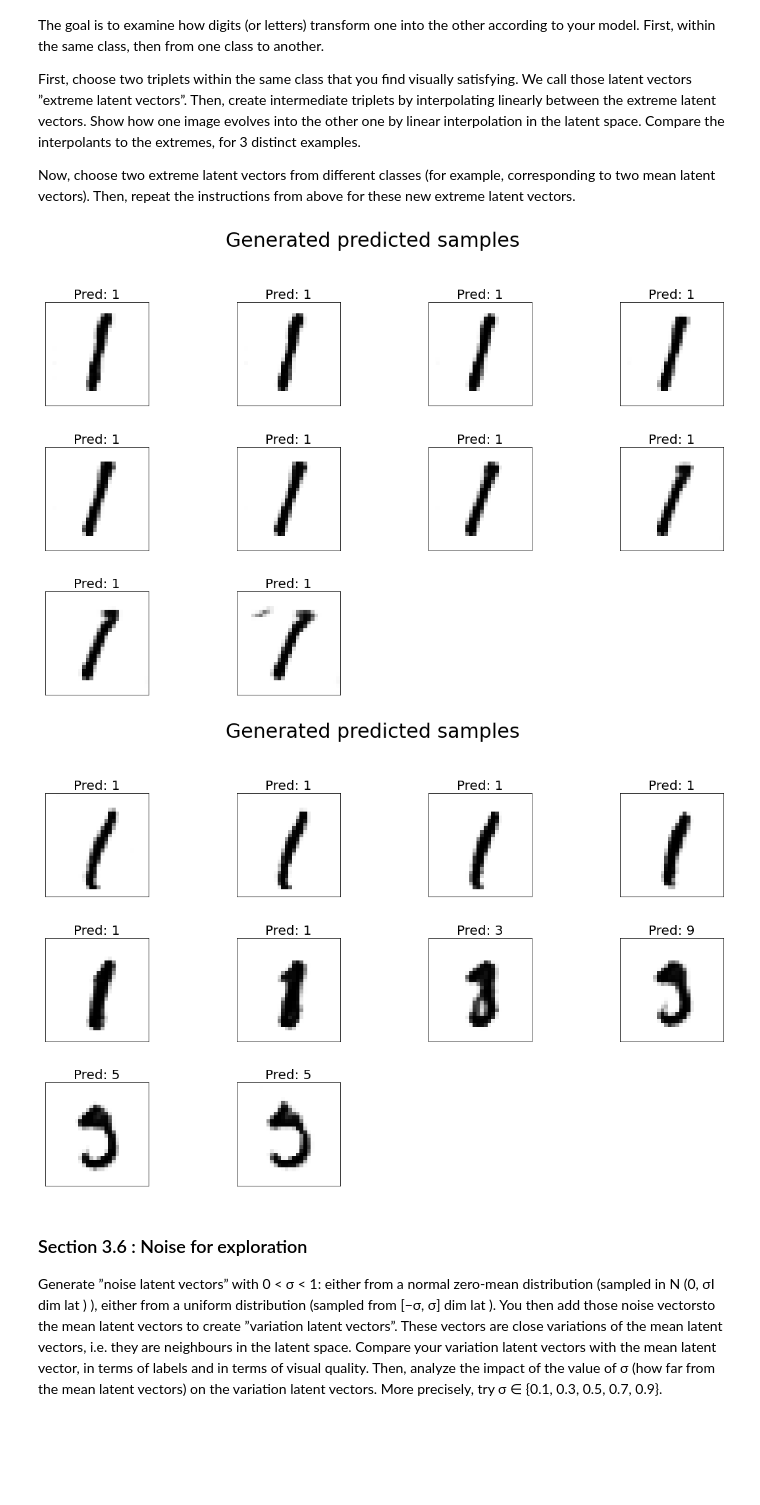
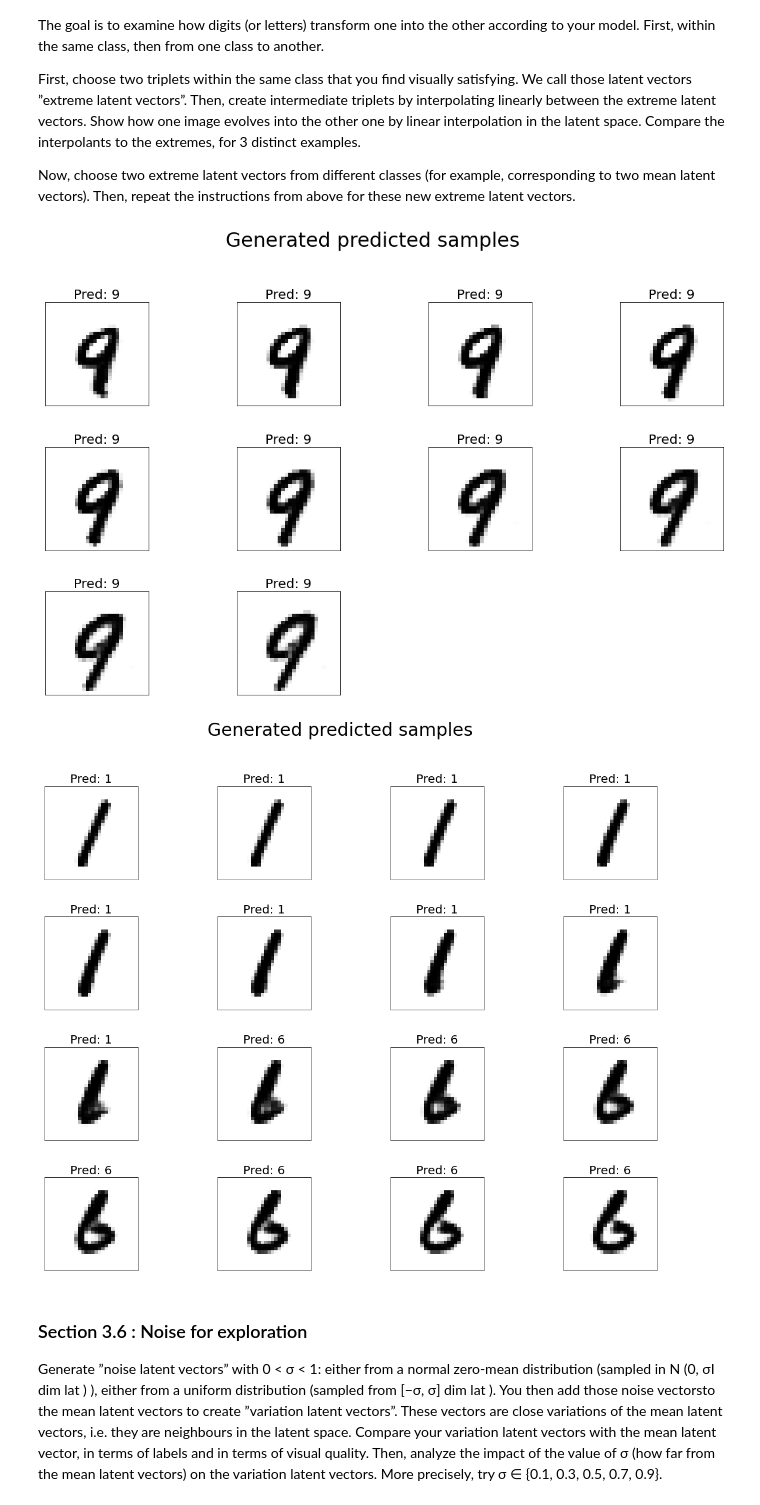
Before and after one commit to mathjacob/LINMA2472-HW3, a Jupyter notebook: hw3_part1_v2.ipynb, the cells around one changed output. Saved outputs shown, nothing was run; the diff lists cells and outputs as text; code cells hidden in the pictures; blank space fills up the shorter version.

Commit message:
last plots

```diff
--- a/hw3_part1_v2.ipynb
+++ b/hw3_part1_v2.ipynb
@@ -1255,7 +1257,7 @@ for epoch in range(num_epochs_cnn):
 
     end = time.time()
 
-    train_time.append(end-start)
+    test_time.append(end-start)
 
     test_acc_stat_array = np.append(test_acc_stat_array,test_acc_stat/n_batches_total_test)
 
@@ -1485,7 +1477,7 @@ labelled_latent_vectors_mean = [torch.zeros(1,dim_latent_space) for i in range(n
 
 # working with threshold=0.8 which seems good to me
 # but modify it for the report
-latent_vectors, labelled_latent_vectors, generated_images_list, predicted_labels_list = find_triplets(0.8)
+latent_vectors, labelled_latent_vectors, generated_images_list, predicted_labels_list = find_triplets(0.90)
 
 for lab in predicted_labels_list:
     class_count[lab] += 1
@@ -1635,8 +1636,8 @@ def custom_linspace(start, stop, iters):
 
     return out
 
-def interpolation(extreme_latent_vectors):
-    intermediate_latent_vectors = custom_linspace(extreme_latent_vectors[0],extreme_latent_vectors[1],10)
+def interpolation(extreme_latent_vectors,iters):
+    intermediate_latent_vectors = custom_linspace(extreme_latent_vectors[0],extreme_latent_vectors[1],iters)
     intermediate_predicted = []
 
     for v in intermediate_latent_vectors:
@@ -1651,15 +1652,17 @@ def interpolation(extreme_latent_vectors):
 # %%
 # extreme vector from same class
 extreme_latent_vectors = find_extreme_vectors(True)
-interpolation(extreme_latent_vectors)
+interpolation(extreme_latent_vectors,10)
 # %% [output]
-[figure, old version]
+[figure, new version]
 # %%
 # extreme vectors from different classes
-extreme_latent_vectors = find_extreme_vectors(False)
-interpolation(extreme_latent_vectors)
+
+#extreme_latent_vectors = find_extreme_vectors(False)
+extreme_latent_vectors = [labelled_latent_vectors_mean[1],labelled_latent_vectors_mean[6]]
+interpolation(extreme_latent_vectors,16)
 # %% [output]
-[figure, old version]
+[figure, new version]
 # %% [markdown]
 ### Section 3.6 : Noise for exploration
 
```
Also changed, not shown: parts of 13 cells of this notebook.
